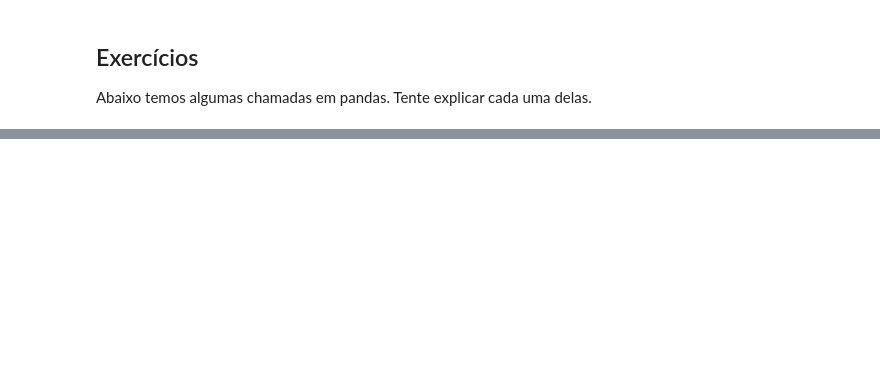
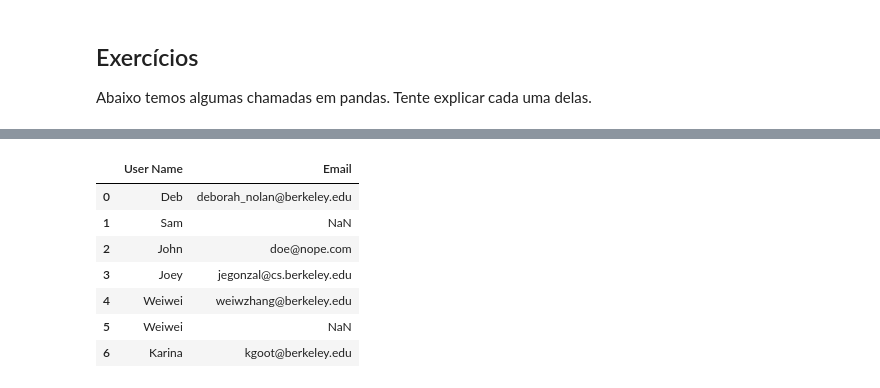
Before and after one commit to icd-ufmg/icd-ufmg.github.io, a Jupyter notebook: _lessons/tabelas/tabelas.ipynb, the cells around one changed output, grey strips where cells are left out. Drawn from its saved outputs; the diff is of its cells as text; code cells hidden in the pictures; blank space fills up the shorter version.

```diff
--- a/_lessons/tabelas/tabelas.ipynb
+++ b/_lessons/tabelas/tabelas.ipynb
@@ -553,0 +643,20 @@ df[['TEAM', 'SALARY']].groupby('TEAM').mean().sort_values('SALARY')
+# %%
+email = pd.DataFrame(
+    [["Deb",  "deborah_nolan@berkeley.edu"],
+     ["Sam",  np.nan],
+     ["John", "doe@nope.com"],
+     ["Joey", "jegonzal@cs.berkeley.edu"],
+     ["Weiwei", "weiwzhang@berkeley.edu"],
+     ["Weiwei", np.nan],
+     ["Karina", "kgoot@berkeley.edu"]],
+    columns = ["User Name", "Email"])
+email
+# %% [output]
+|  | User Name | Email |
+| 0 | Deb | deborah_nolan@berkeley.edu |
+| 1 | Sam | NaN |
+| 2 | John | doe@nope.com |
+| 3 | Joey | jegonzal@cs.berkeley.edu |
+| 4 | Weiwei | weiwzhang@berkeley.edu |
+| 5 | Weiwei | NaN |
+| 6 | Karina | kgoot@berkeley.edu |
```
Also changed, not shown: parts of 21 cells of this notebook, 7 other files.
